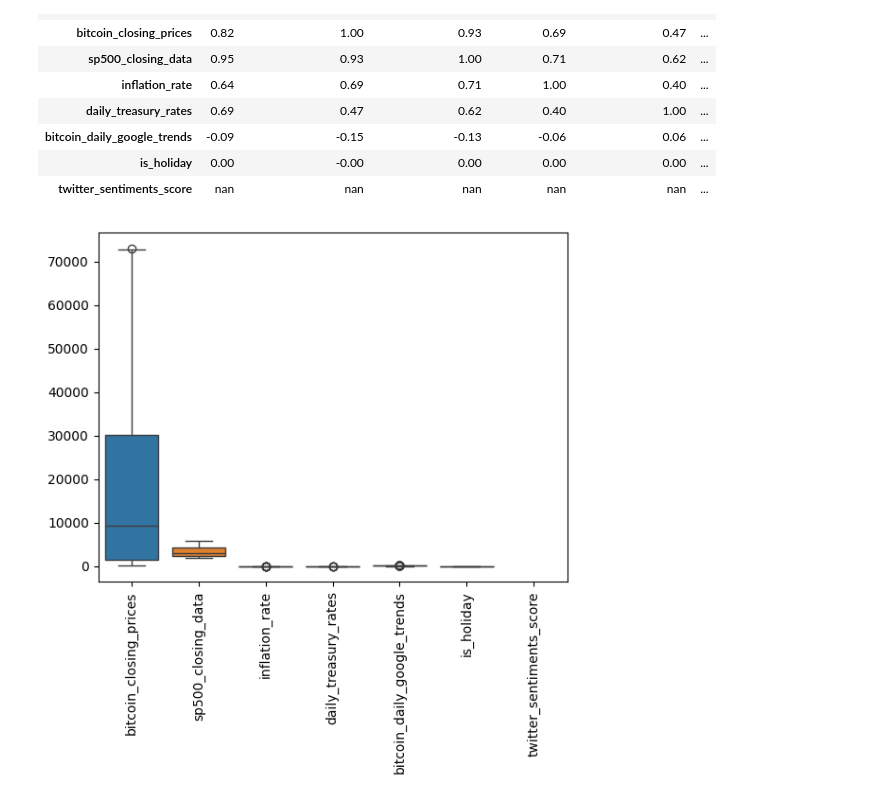
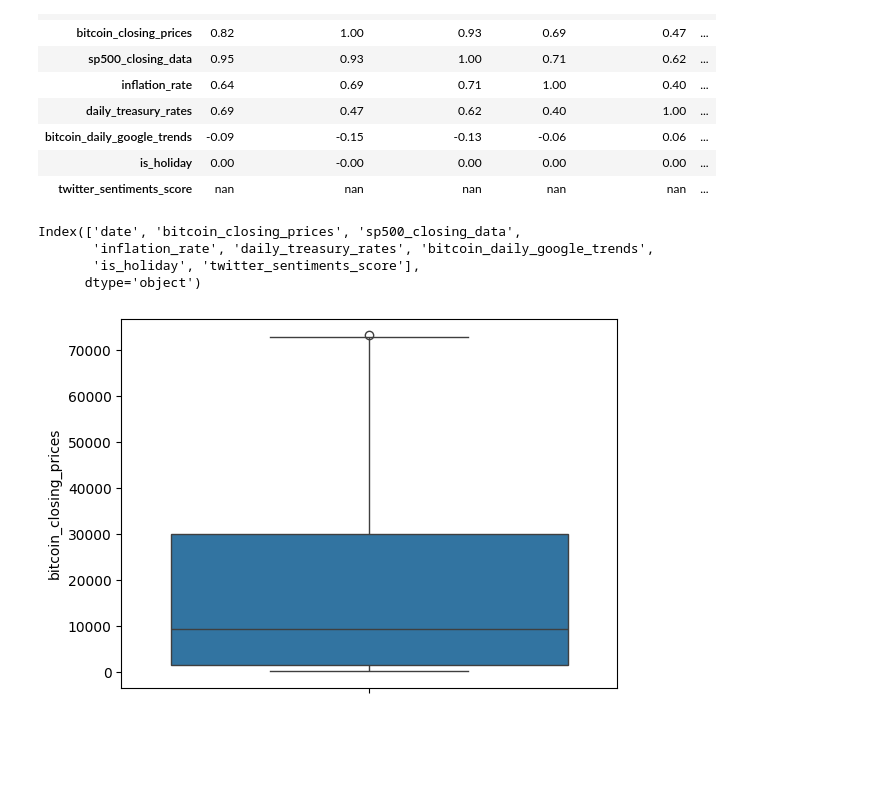
Before and after one commit to kalakhushi18/Advance-Time-Series-Prediction-W24, a Jupyter notebook: 1_DatasetCharacteristics/exploratory_data_analysis.ipynb, the cells around one changed output. Cells and saved outputs as stored; diff of their text form; code cells hidden in the pictures; blank space fills up the shorter version.

Commit message:
Initial Data Analysis

```diff
--- a/1_DatasetCharacteristics/exploratory_data_analysis.ipynb
+++ b/1_DatasetCharacteristics/exploratory_data_analysis.ipynb
@@ -234,10 +234,17 @@ corr.map(nf_2)
 | bitcoin_daily_google_trends | -0.09 | -0.15 | -0.13 | -0.06 | 0.06 | ... |
 | is_holiday | 0.00 | -0.00 | 0.00 | 0.00 | 0.00 | ... |
 | twitter_sentiments_score | nan | nan | nan | nan | nan | ... |
+# %%
+df.columns
+# %% [output]
+Index(['date', 'bitcoin_closing_prices', 'sp500_closing_data',
+       'inflation_rate', 'daily_treasury_rates', 'bitcoin_daily_google_trends',
+       'is_holiday', 'twitter_sentiments_score'],
+      dtype='object')
 # %%
 # Check for outliers using boxplot
-sns.boxplot(data=df)
+sns.boxplot(data=df['bitcoin_closing_prices'])
 plt.xticks(rotation=90)
 plt.show()
 # %% [output]
-[figure, old version]
+[figure, new version]
```
Also changed, not shown: parts of 1 cell of this notebook.
